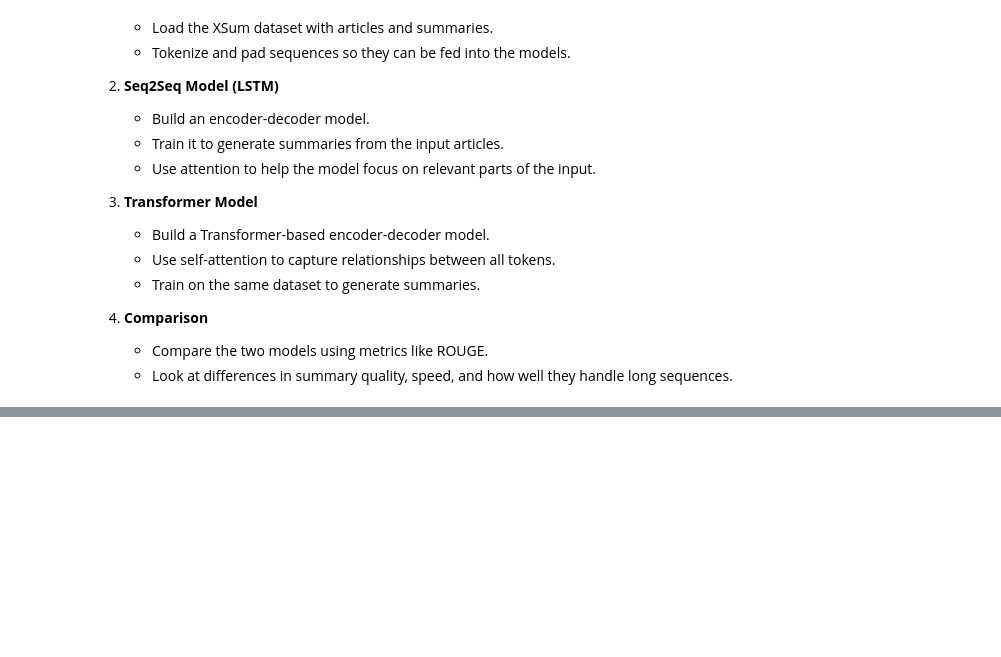
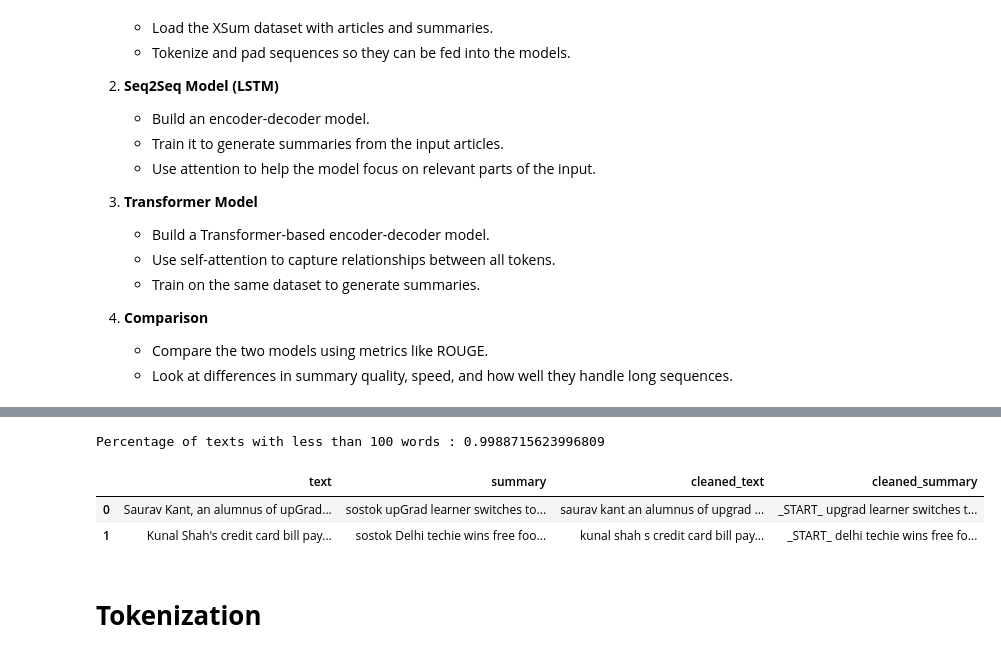
Before and after one commit to tommasofacchin/text-summarization-seq2seq-transformers, a Jupyter notebook: text-summarization-seq2seq-vs-transformers.ipynb, the cells around one changed output, grey strips where cells are left out. Cells and saved outputs as stored; diff of their text form; code cells hidden in the pictures; blank space fills up the shorter version.

```diff
--- a/text-summarization-seq2seq-vs-transformers.ipynb
+++ b/text-summarization-seq2seq-vs-transformers.ipynb
@@ -292,0 +157,21 @@ Model: "functional"
+# %%
+summary = summary.iloc[:, 0:6]
+summary_more = summary_more.iloc[:, 0:2]
+
+# To increase the intake of possible text values to build a reliable model
+summary['text'] = (
+    summary['author'] + ' ' +
+    summary['date'] + ' ' +
+    summary['read_more'] + ' ' +
+    summary['text'] + ' ' +
+    summary['ctext']
+)
+
+
+df = pd.DataFrame()
+
+df['text'] = pd.concat([summary_more['text'], summary['text']], ignore_index=True)
+df['summary'] = pd.concat([summary_more['headlines'], summary['headlines']], ignore_index=True)
+
+print(df.shape)
+df.head(2)
@@ -292,0 +246,30 @@ Model: "functional"
+# %%
+cnt = 0
+for i in df['cleaned_text']:
+    if len(i.split()) <= 100:
+        cnt = cnt + 1
+print(f"Percentage of texts with less than 100 words : {cnt / len(df['cleaned_text'])}")
+# %% [output]
+Percentage of texts with less than 100 words : 0.9988715623996809
+# %%
+max_text_len = 100
+max_summary_len = 15
+
+df['cleaned_text'] = df['cleaned_text'].astype(str)
+df['cleaned_summary'] = df['cleaned_summary'].astype(str)
+
+mask = (df['cleaned_text'].str.split().str.len() <= max_text_len) & \
+       (df['cleaned_summary'].str.split().str.len() <= max_summary_len)
+
+df = df.loc[mask].reset_index(drop=True)
+
+# Add start and end tokens to each summary
+df['summary'] = df['summary'].apply(lambda x: 'sostok ' + x + ' eostok')
+
+df.head(2)
+# %% [output]
+|  | text | summary | cleaned_text | cleaned_summary |
+| 0 | Saurav Kant, an alumnus of upGrad... | sostok upGrad learner switches to... | saurav kant an alumnus of upgrad ... | _START_ upgrad learner switches t... |
+| 1 | Kunal Shah's credit card bill pay... | sostok Delhi techie wins free foo... | kunal shah s credit card bill pay... | _START_ delhi techie wins free fo... |
+# %% [markdown]
+# **Tokenization**
```
Also changed, not shown: parts of 22 cells of this notebook.
